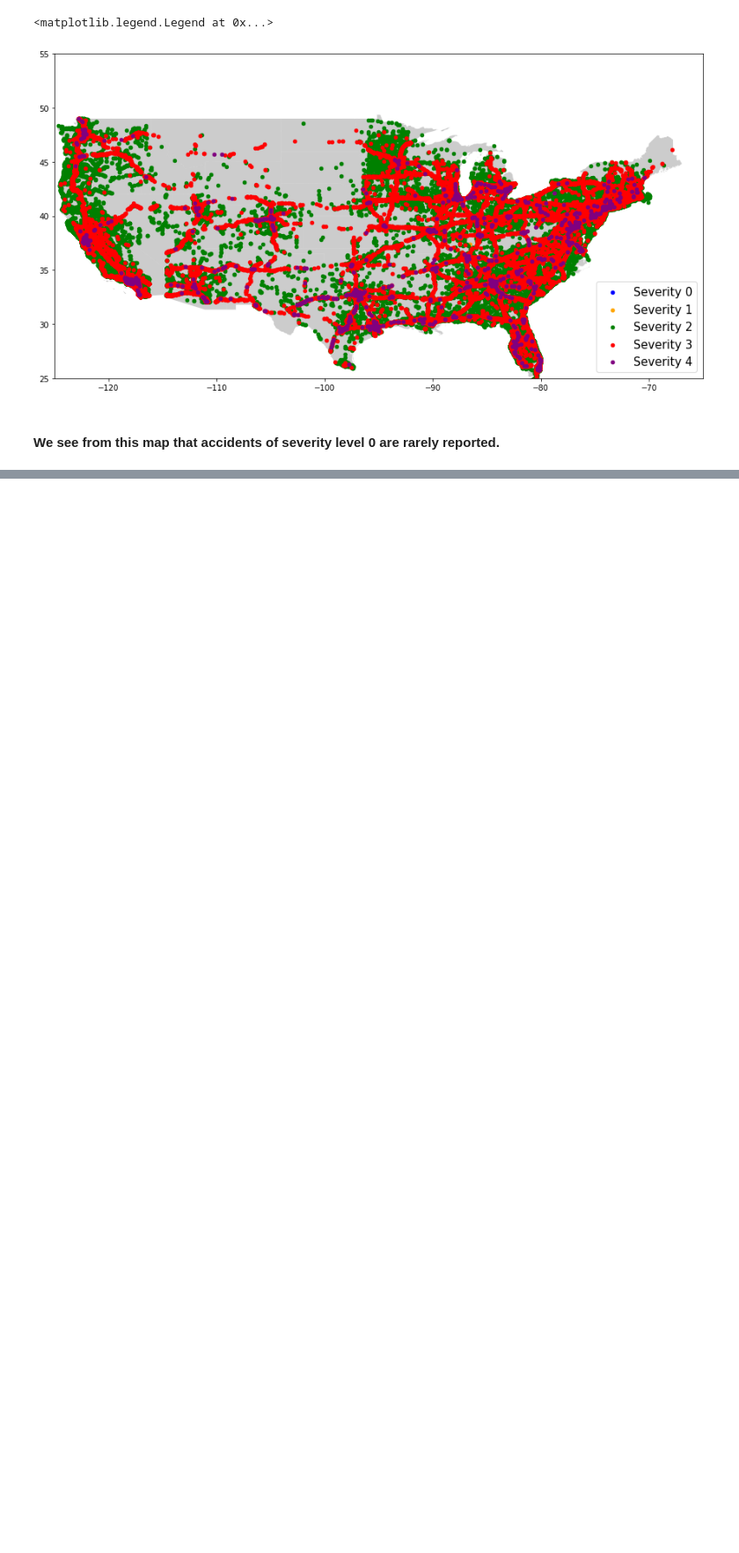
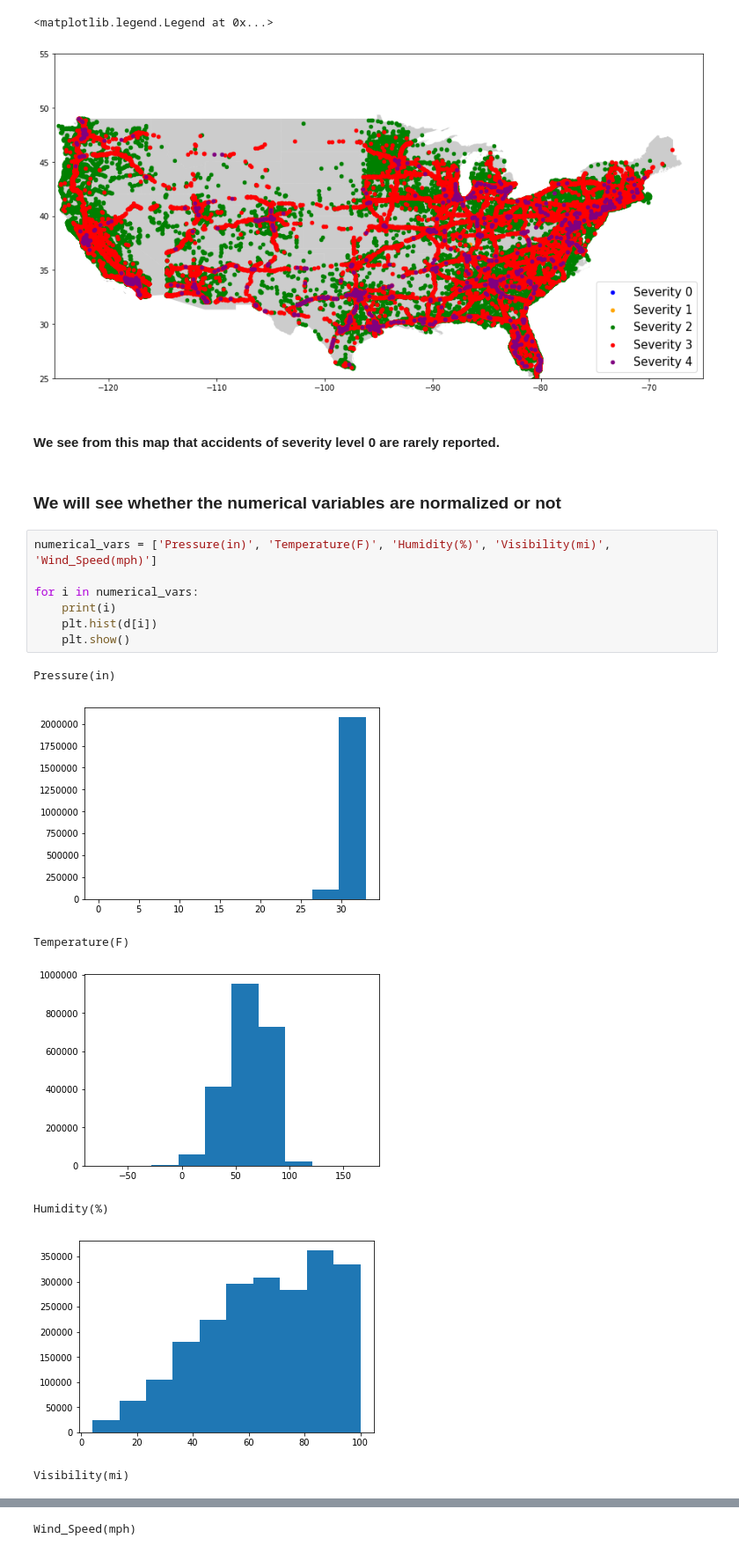
Before and after one commit to rahulmnair1997/US-Accidents-Data-Analysis, a Jupyter notebook: US-accidents.ipynb, the cells around one changed output, grey strips where cells are left out. Shown at 88% size. Cells and saved outputs as stored; diff of their text form; blank space fills up the shorter version.

```diff
--- a/US-accidents.ipynb
+++ b/US-accidents.ipynb
@@ -449,3 +450,20 @@ plt.legend(prop={'size': 15})
 [figure]
 # %% [markdown]
 #### We see from this map that accidents of severity level 0 are rarely reported.
+# %% [markdown]
+### We will see whether the numerical variables are normalized or not
+# %%
+numerical_vars = ['Pressure(in)', 'Temperature(F)', 'Humidity(%)', 'Visibility(mi)', 'Wind_Speed(mph)']
+
+for i in numerical_vars:
+    print(i)
+    plt.hist(d[i])
+    plt.show()
+# %% [output]
+Pressure(in)
+[figure, added]
+Temperature(F)
+[figure, added]
+Humidity(%)
+[figure, added]
+Visibility(mi)
@@ -451,0 +471 @@ plt.legend(prop={'size': 15})
+Wind_Speed(mph)
```
Also changed, not shown: parts of 7 cells of this notebook.
